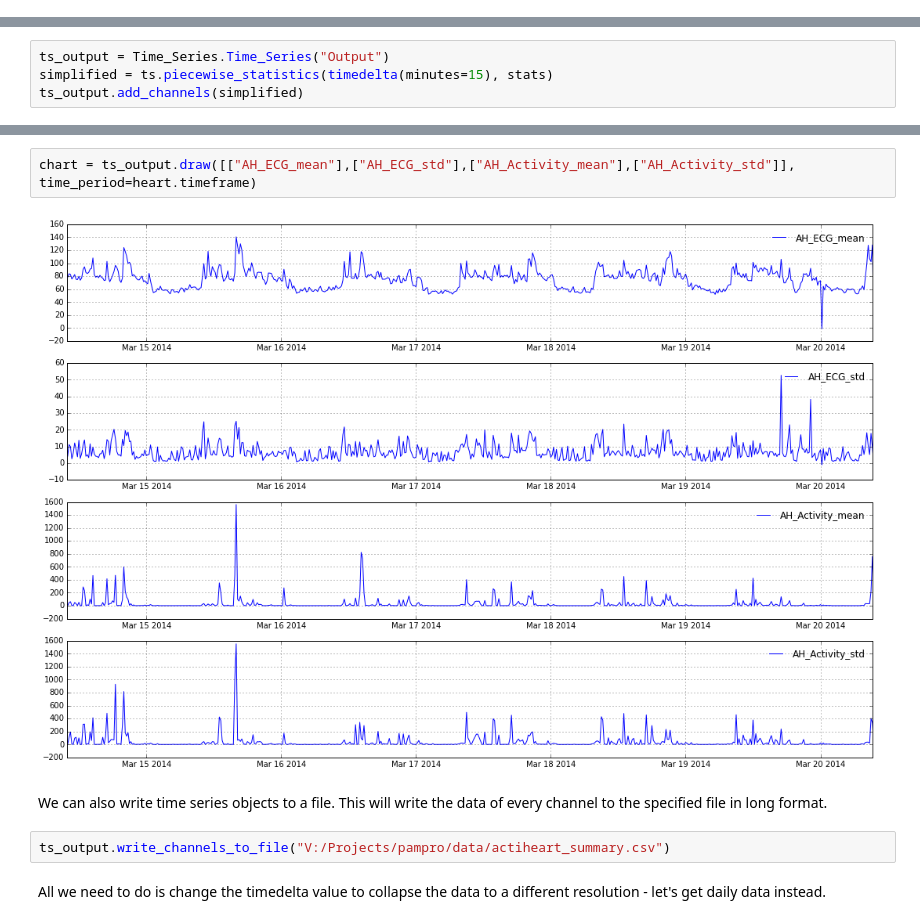
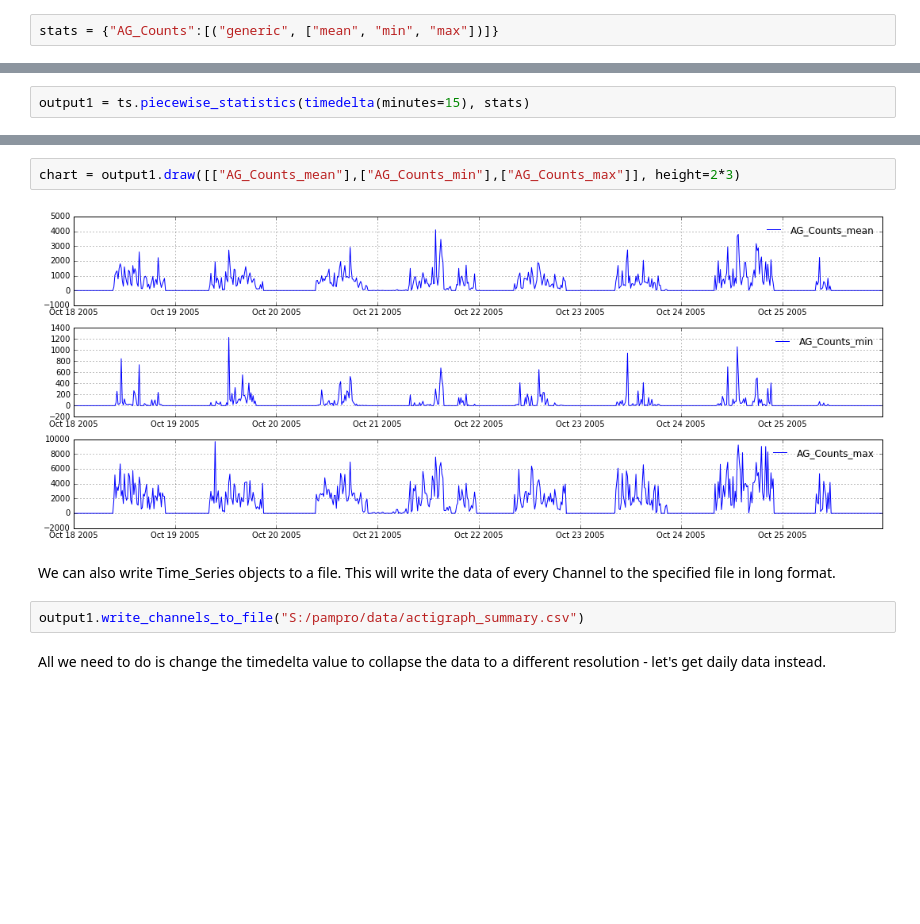
Before and after one commit to Thomite/pampro, a Jupyter notebook: examples/pampro_introduction.ipynb, the cells around one changed output, grey strips where cells are left out. Drawn from its saved outputs; the diff is of its cells as text; blank space fills up the shorter version.

```diff
--- a/examples/pampro_introduction.ipynb
+++ b/examples/pampro_introduction.ipynb
@@ -29 +36,3 @@ stats = {"AH_Activity":[("generic", ["mean", "std"])],"AH_ECG":[("generic", ["me
+# %%
+stats = {"AG_Counts":[("generic", ["mean", "min", "max"])]}
 # %% [markdown]
@@ -31,5 +40,3 @@ We can use this statistics dictionary to request piecewise statistics of the cha
 # %%
-ts_output = Time_Series.Time_Series("Output")
-simplified = ts.piecewise_statistics(timedelta(minutes=15), stats)
-ts_output.add_channels(simplified)
+output1 = ts.piecewise_statistics(timedelta(minutes=15), stats)
 # %% [markdown]
@@ -37,10 +44,10 @@ We have now calculated the mean and standard deviation of those two channels ove
-# %%
-chart = ts_output.draw([["AH_ECG_mean"],["AH_ECG_std"],["AH_Activity_mean"],["AH_Activity_std"]], time_period=heart.timeframe)
-# %% [output]
-[figure, removed]
+# %%
+chart = output1.draw([["AG_Counts_mean"],["AG_Counts_min"],["AG_Counts_max"]], height=2*3)
+# %% [output]
+[figure, added]
 # %% [markdown]
-We can also write time series objects to a file. This will write the data of every channel to the specified file in long format.
+We can also write Time_Series objects to a file. This will write the data of every Channel to the specified file in long format.
 # %%
-ts_output.write_channels_to_file("V:/Projects/pampro/data/actiheart_summary.csv")
+output1.write_channels_to_file("S:/pampro/data/actigraph_summary.csv")
 # %% [markdown]
 All we need to do is change the timedelta value to collapse the data to a different resolution - let's get daily data instead.
```
Also changed, not shown: parts of 21 cells of this notebook.
